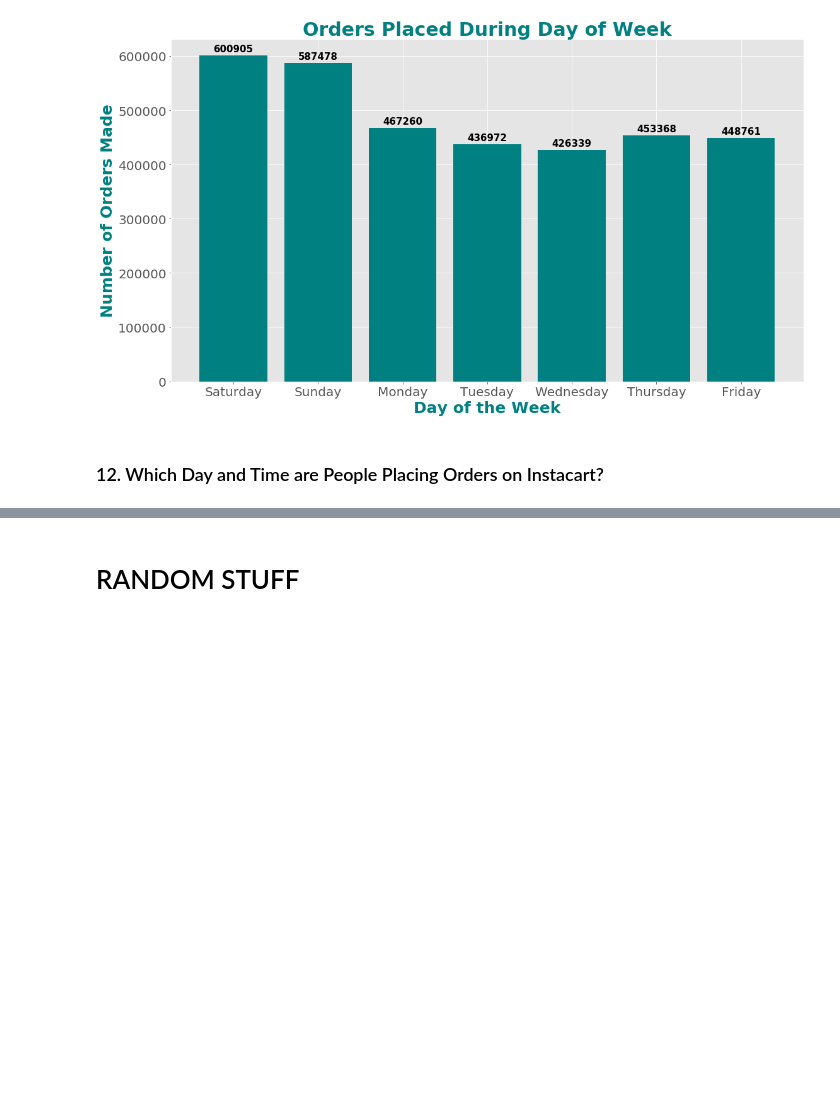
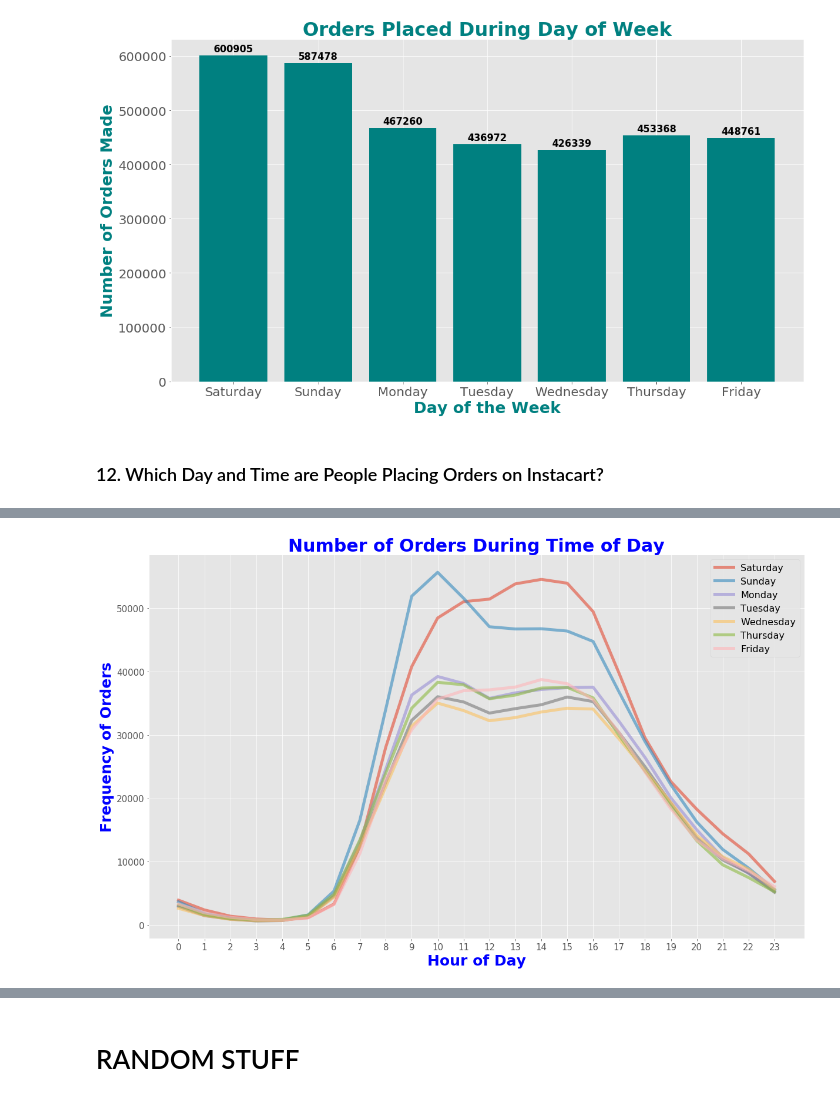
Before and after one commit to WinrichSy/Capstone_Instagram, a Jupyter notebook: Capstone 1 Instacart.ipynb, the cells around one changed output, grey strips where cells are left out. Saved outputs shown, nothing was run; the diff lists cells and outputs as text; code cells hidden in the pictures; blank space fills up the shorter version.

```diff
--- a/Capstone 1 Instacart.ipynb
+++ b/Capstone 1 Instacart.ipynb
@@ -860,0 +843,22 @@ plt.show()
+# %%
+#12.2 create new dataframes with all rows corresponding with day
+saturday_df = day_hour_order_df[day_hour_order_df['order_dow']==0]
+saturday_df.sort_values(by=['order_hour_of_day'], inplace=True)
+
+sunday_df = day_hour_order_df[day_hour_order_df['order_dow']==1]
+sunday_df.sort_values(by=['order_hour_of_day'], inplace=True)
+
+monday_df = day_hour_order_df[day_hour_order_df['order_dow']==2]
+monday_df.sort_values(by=['order_hour_of_day'], inplace=True)
+
+tuesday_df = day_hour_order_df[day_hour_order_df['order_dow']==3]
+tuesday_df.sort_values(by=['order_hour_of_day'], inplace=True)
+
+wednesday_df = day_hour_order_df[day_hour_order_df['order_dow']==4]
+wednesday_df.sort_values(by=['order_hour_of_day'], inplace=True)
+
+thursday_df = day_hour_order_df[day_hour_order_df['order_dow']==5]
+thursday_df.sort_values(by=['order_hour_of_day'], inplace=True)
+
+friday_df = day_hour_order_df[day_hour_order_df['order_dow']==6]
+friday_df.sort_values(by=['order_hour_of_day'], inplace=True)
@@ -860,0 +883,21 @@ plt.show()
+# %%
+#12.3 Print Line Graphs
+#TODO: done
+fig, ax = plt.subplots(figsize=(20,12))
+ax.plot(saturday_df['order_hour_of_day'], saturday_df['orders'], linewidth=5, alpha=0.6, label='Saturday')
+ax.plot(sunday_df['order_hour_of_day'], sunday_df['orders'], linewidth=5, alpha=0.6, label='Sunday')
+ax.plot(monday_df['order_hour_of_day'], monday_df['orders'], linewidth=5, alpha=0.6, label='Monday')
+ax.plot(tuesday_df['order_hour_of_day'], tuesday_df['orders'], linewidth=5, alpha=0.6, label='Tuesday')
+ax.plot(wednesday_df['order_hour_of_day'], wednesday_df['orders'], linewidth=5, alpha=0.6, label='Wednesday')
+ax.plot(thursday_df['order_hour_of_day'], thursday_df['orders'], linewidth=5, alpha=0.6, label='Thursday')
+ax.plot(friday_df['order_hour_of_day'], friday_df['orders'], linewidth=5, alpha=0.6, label='Friday')
+
+plt.xticks(range(0,24),size=15)
+plt.yticks(size = 15)
+plt.xlabel('Hour of Day', size=25, color=color, weight='bold')
+plt.ylabel('Frequency of Orders', size=25, color=color, weight='bold')
+plt.title('Number of Orders During Time of Day', fontsize=30, color=color, weight='bold')
+plt.legend(prop={'size':16})
+plt.show()
+# %% [output]
+[figure, added]
```
Also changed, not shown: parts of 13 cells of this notebook.
